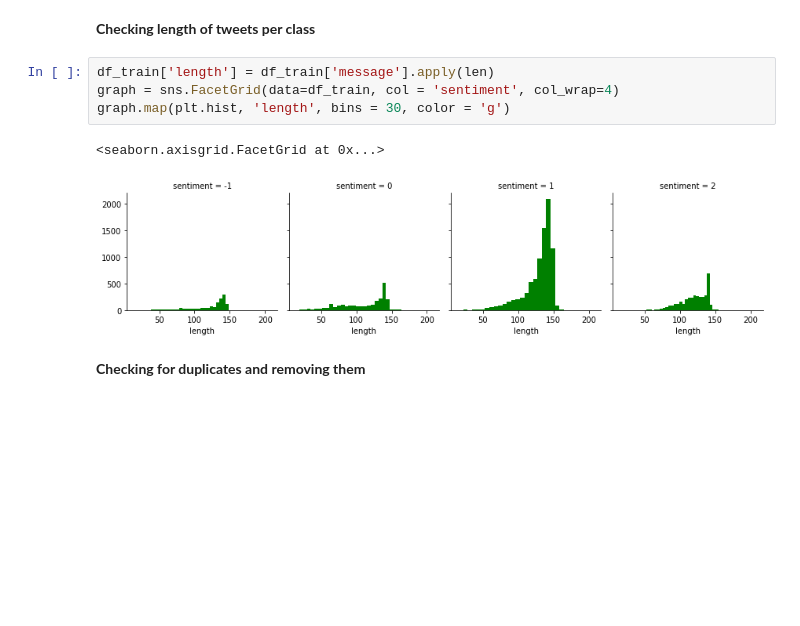
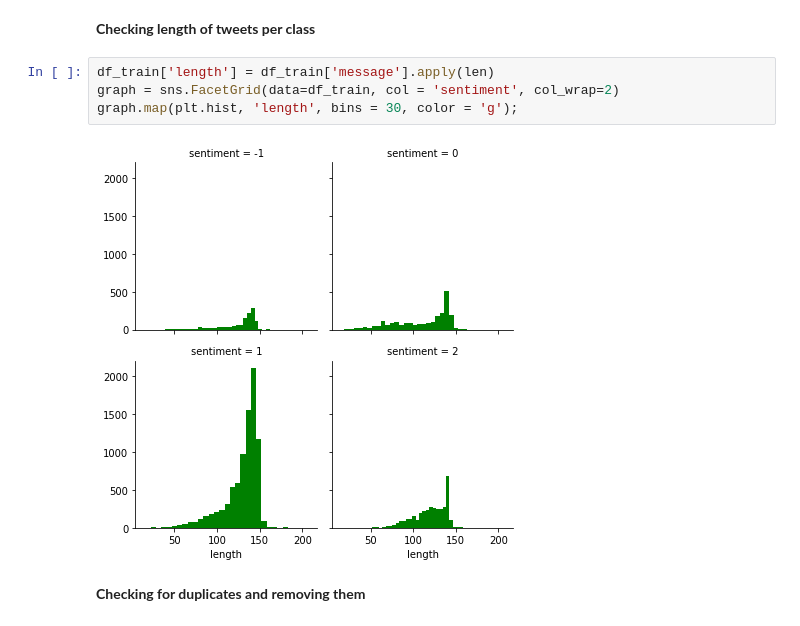
Before and after one commit to REFENTSE-MOTLGELWA/classification-predict-streamlit-template, a Jupyter notebook: Kaggle_Challenge.ipynb, the cells around one changed output. Cells and saved outputs as stored; diff of their text form; blank space fills up the shorter version.

Commit message:
fixing the plot layout

```diff
--- a/Kaggle_Challenge.ipynb
+++ b/Kaggle_Challenge.ipynb
@@ -162,11 +162,10 @@ Class -1 ~ Anti
 **Checking length of tweets per class**
 # %%
 df_train['length'] = df_train['message'].apply(len)
-graph = sns.FacetGrid(data=df_train, col = 'sentiment', col_wrap=4)
-graph.map(plt.hist, 'length', bins = 30, color = 'g')
+graph = sns.FacetGrid(data=df_train, col = 'sentiment', col_wrap=2)
+graph.map(plt.hist, 'length', bins = 30, color = 'g');
 # %% [output]
-<seaborn.axisgrid.FacetGrid at 0x...>
-[figure, old version]
+[figure, new version]
 # %% [markdown]
 **Checking for duplicates and removing them**
 # %%
```
